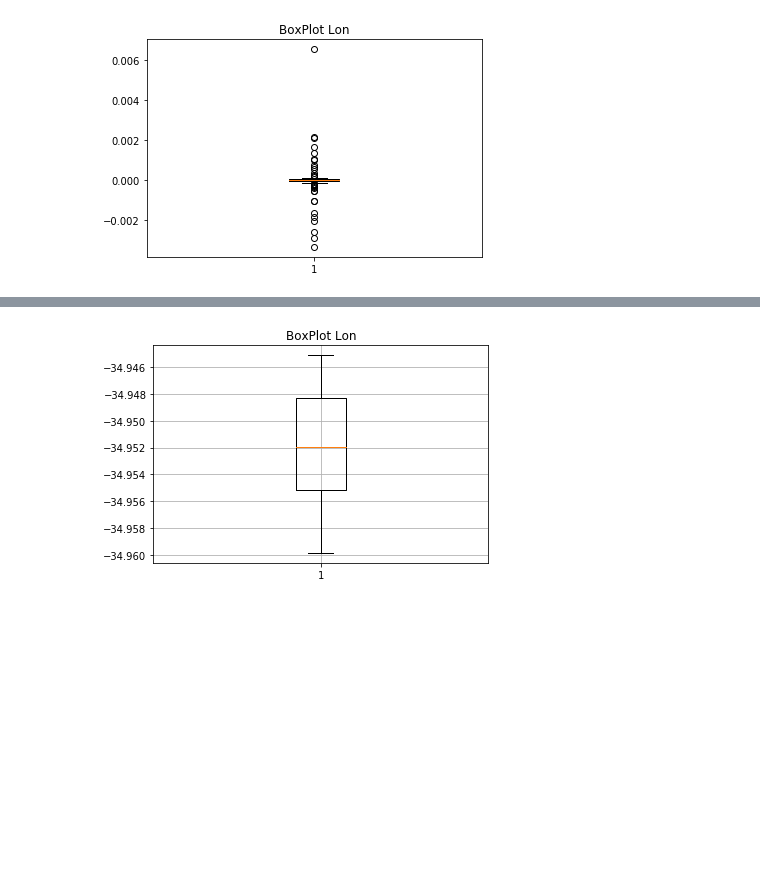
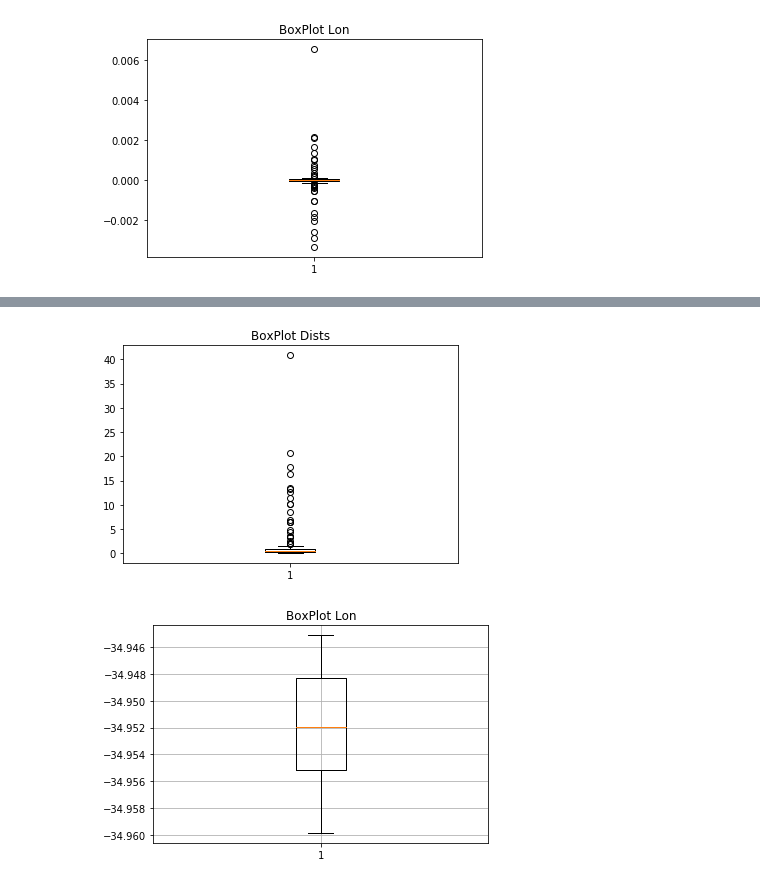
Before and after one commit to goncamateus/cmoveis, a Jupyter notebook: projeto.ipynb, the cells around one changed output, grey strips where cells are left out. Saved outputs shown, nothing was run; the diff lists cells and outputs as text; code cells hidden in the pictures; blank space fills up the shorter version.

```diff
--- a/projeto.ipynb
+++ b/projeto.ipynb
@@ -123,3 +128,10 @@ plt.show()
+# %%
+fig, ax = plt.subplots()
+ax.boxplot(dists)
+ax.set_title('BoxPlot Dists')
+plt.show()
+# %% [output]
+[figure, added]
 # %%
 y = knn.data[[
             x for x in knn.data.columns if x in ('lat', 'lon')]].values
```
Also changed, not shown: parts of 6 cells of this notebook, 1 other file.
